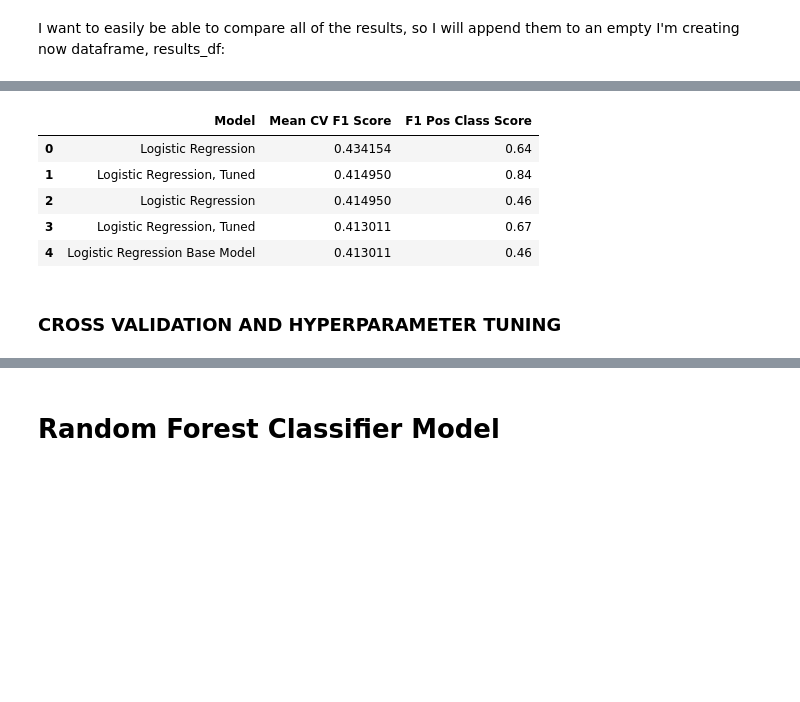
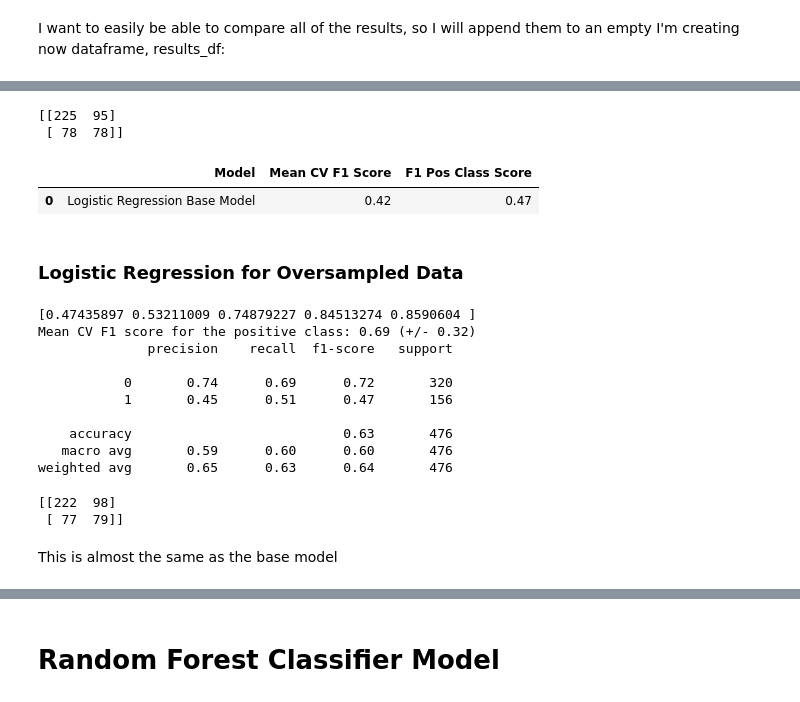
Before and after one commit to aerbsen/Springboard, a Jupyter notebook: Capstone Project 2/capstone2_modeling.ipynb, the cells around one changed output, grey strips where cells are left out. Saved outputs shown, nothing was run; the diff lists cells and outputs as text; code cells hidden in the pictures; blank space fills up the shorter version.

```diff
--- a/Capstone Project 2/capstone2_modeling.ipynb
+++ b/Capstone Project 2/capstone2_modeling.ipynb
@@ -89,3 +92,7 @@ with open(r'C:\Users\leann\OneDrive\Desktop\SPRINGBOARD\capstone 2\exports\y_tra
 
 with open(r'C:\Users\leann\OneDrive\Desktop\SPRINGBOARD\capstone 2\exports\y_test.pkl', 'rb') as file:
     y_test = pickle.load(file)
+
+# importing using parquet to preserve data types - this is the full dataset used to create the splits above
+
+num_data=pd.read_parquet(r'C:\Users\leann\OneDrive\Desktop\SPRINGBOARD\capstone 2\num_data2.parquet', engine='pyarrow')
@@ -131,0 +103,5 @@ NOTE: I don't really know what to do with this, but the first two plots with PCA
+# %%
+# Divide data into X and y
+
+X=num_data.drop('outcome', axis=1)
+y=num_data['outcome']
@@ -131,0 +110,3 @@ NOTE: I don't really know what to do with this, but the first two plots with PCA
+# %%
+
+X_train, X_test, y_train, y_test = train_test_split(X, y, stratify=y, random_state=42)
@@ -138,10 +154,12 @@ results_df = pd.DataFrame(columns=['Model', 'Mean CV F1 Score', 'F1 Pos Class Sc
 # %%
-lr_model_full = LogisticRegression(solver = 'newton-cg', max_iter = 500)
-lr_model_full.fit(X_train_full,y_train)
-y_predict_test_full = lr_model_full.predict(X_test_full)
+lr_model = LogisticRegression(solver = 'newton-cg', max_iter = 500)
+lr_model.fit(X_train,y_train)
+y_predict_test = lr_model.predict(X_test)
 
-scores = cross_val_score(lr_model_full, X_train_full, y_train, cv=5, scoring='f1')
+scores = cross_val_score(lr_model, X_train, y_train, cv=5, scoring='f1')
 print(scores)
 
 print("Mean CV F1 score for the positive class: %0.2f (+/- %0.2f)" % (scores.mean(), scores.std() * 2))
+
+print(classification_report(y_test, y_predict_test))
 # %% [output]
@@ -163,16 +176,48 @@ weighted avg       0.64      0.63      0.64       476
+# %%
+# confusion matrix
+cm = confusion_matrix(y_test, y_predict_test)
+print(cm)
+# %% [output]
+[[225  95]
+ [ 78  78]]
 # %%
 # Append the results to the DataFrame containing all of the results:
-new_results = pd.DataFrame([{'Model': 'Logistic Regression Base Model', 'Mean CV F1 Score': scores.mean(), 'F1 Pos Class Score':0.46}])
+new_results = pd.DataFrame([{'Model': 'Logistic Regression Base Model', 'Mean CV F1 Score': round(scores.mean(),2), 'F1 Pos Class Score':0.47}])
 results_df = pd.concat([results_df, new_results], ignore_index=True)
-
-
-results_df.head()
+results_df
 # %% [output]
 |  | Model | Mean CV F1 Score | F1 Pos Class Score |
-| 0 | Logistic Regression | 0.434154 | 0.64 |
-| 1 | Logistic Regression, Tuned | 0.414950 | 0.84 |
-| 2 | Logistic Regression | 0.414950 | 0.46 |
-| 3 | Logistic Regression, Tuned | 0.413011 | 0.67 |
-| 4 | Logistic Regression Base Model | 0.413011 | 0.46 |
+| 0 | Logistic Regression Base Model | 0.42 | 0.47 |
-# %% [markdown]
-### CROSS VALIDATION AND HYPERPARAMETER TUNING
+# %% [markdown]
+### Logistic Regression for Oversampled Data
+# %%
+lr_model_os = LogisticRegression(solver = 'newton-cg', max_iter = 500)
+lr_model_os.fit(X_train_os, y_train_os)
+y_predict_test_os = lr_model_os.predict(X_test)
+
+scores = cross_val_score(lr_model_os, X_train_os, y_train_os, cv=5, scoring='f1')
+print(scores)
+
+print("Mean CV F1 score for the positive class: %0.2f (+/- %0.2f)" % (scores.mean(), scores.std() * 2))
+
+print(classification_report(y_test, y_predict_test_os))
+# %% [output]
+[0.47435897 0.53211009 0.74879227 0.84513274 0.8590604 ]
+Mean CV F1 score for the positive class: 0.69 (+/- 0.32)
+              precision    recall  f1-score   support
+
+           0       0.74      0.69      0.72       320
+           1       0.45      0.51      0.47       156
+
+    accuracy                           0.63       476
+   macro avg       0.59      0.60      0.60       476
+weighted avg       0.65      0.63      0.64       476
+# %%
+# confusion matrix
+cm = confusion_matrix(y_test, y_predict_test_os)
+print(cm)
+# %% [output]
+[[222  98]
+ [ 77  79]]
+# %% [markdown]
+This is almost the same as the base model
```
Also changed, not shown: parts of 177 cells of this notebook.
